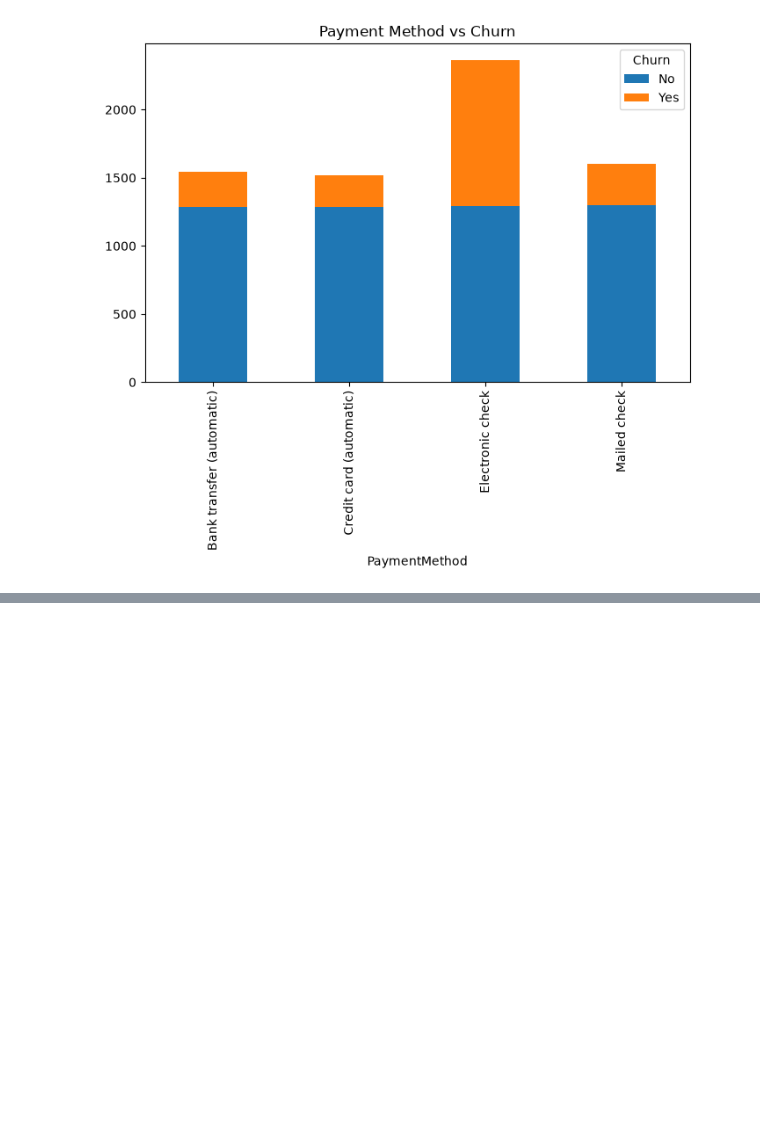
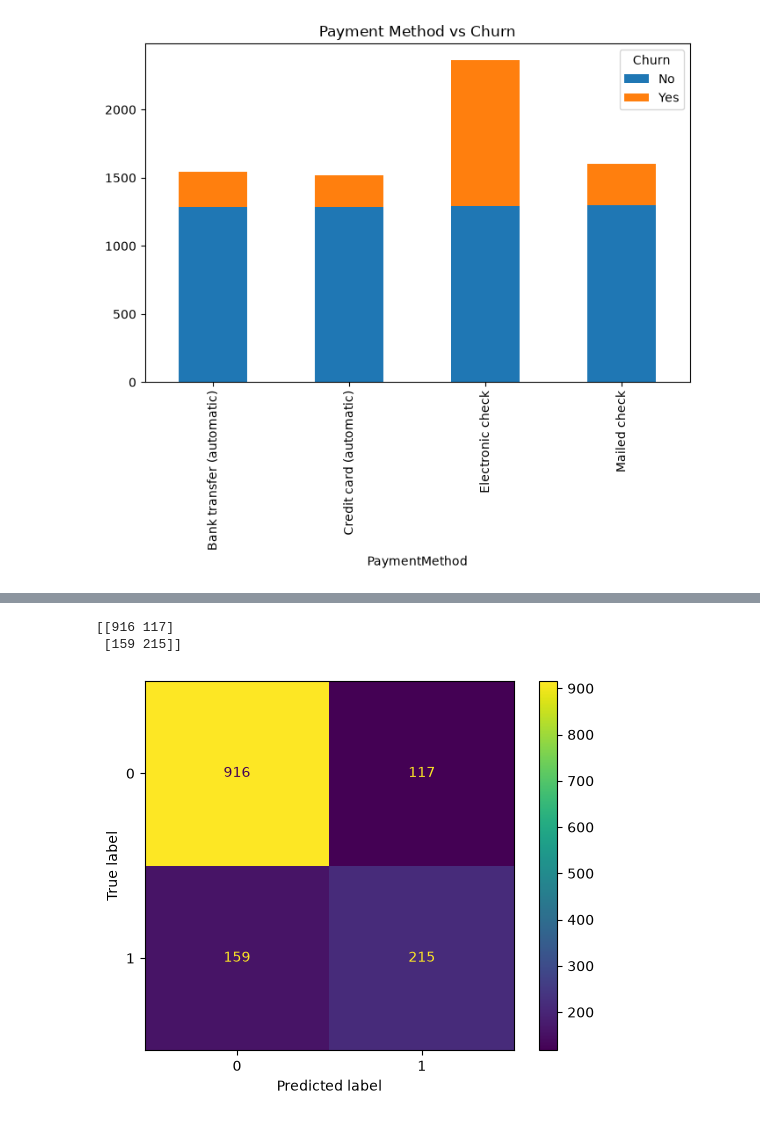
Before and after one commit to YandY78/butunleme-projesi-muhammed_beraa_erdem, a Jupyter notebook: notebooks/01_Data_Exploration.ipynb, the cells around one changed output, grey strips where cells are left out. Saved outputs shown, nothing was run; the diff lists cells and outputs as text; code cells hidden in the pictures; blank space fills up the shorter version.

Commit message:
Saved trained machine learning model

```diff
--- a/notebooks/01_Data_Exploration.ipynb
+++ b/notebooks/01_Data_Exploration.ipynb
@@ -482,0 +575,8 @@ plt.show()
+# %%
+from sklearn.preprocessing import StandardScaler
+
+scaler = StandardScaler()
+
+X_train_scaled = scaler.fit_transform(X_train)
+
+X_test_scaled = scaler.transform(X_test)
@@ -482,0 +592,12 @@ plt.show()
+# %%
+from sklearn.linear_model import LogisticRegression
+
+log_model = LogisticRegression(
+    random_state=42,
+    max_iter=1000
+)
+
+log_model.fit(
+    X_train_scaled,
+    y_train
+)
@@ -482,0 +606,4 @@ plt.show()
+# %%
+y_pred_log = log_model.predict(X_test_scaled)
+
+y_prob_log = log_model.predict_proba(X_test_scaled)[:,1]
@@ -482,0 +662,25 @@ plt.show()
+# %%
+from sklearn.metrics import confusion_matrix
+
+cm = confusion_matrix(
+    y_test,
+    y_pred_log
+)
+
+print(cm)
+# %% [output]
+[[916 117]
+ [159 215]]
+# %%
+import matplotlib.pyplot as plt
+from sklearn.metrics import ConfusionMatrixDisplay
+
+disp = ConfusionMatrixDisplay(
+    confusion_matrix=cm
+)
+
+disp.plot()
+
+plt.show()
+# %% [output]
+[figure, added]
```
Also changed, not shown: parts of 32 cells of this notebook.
